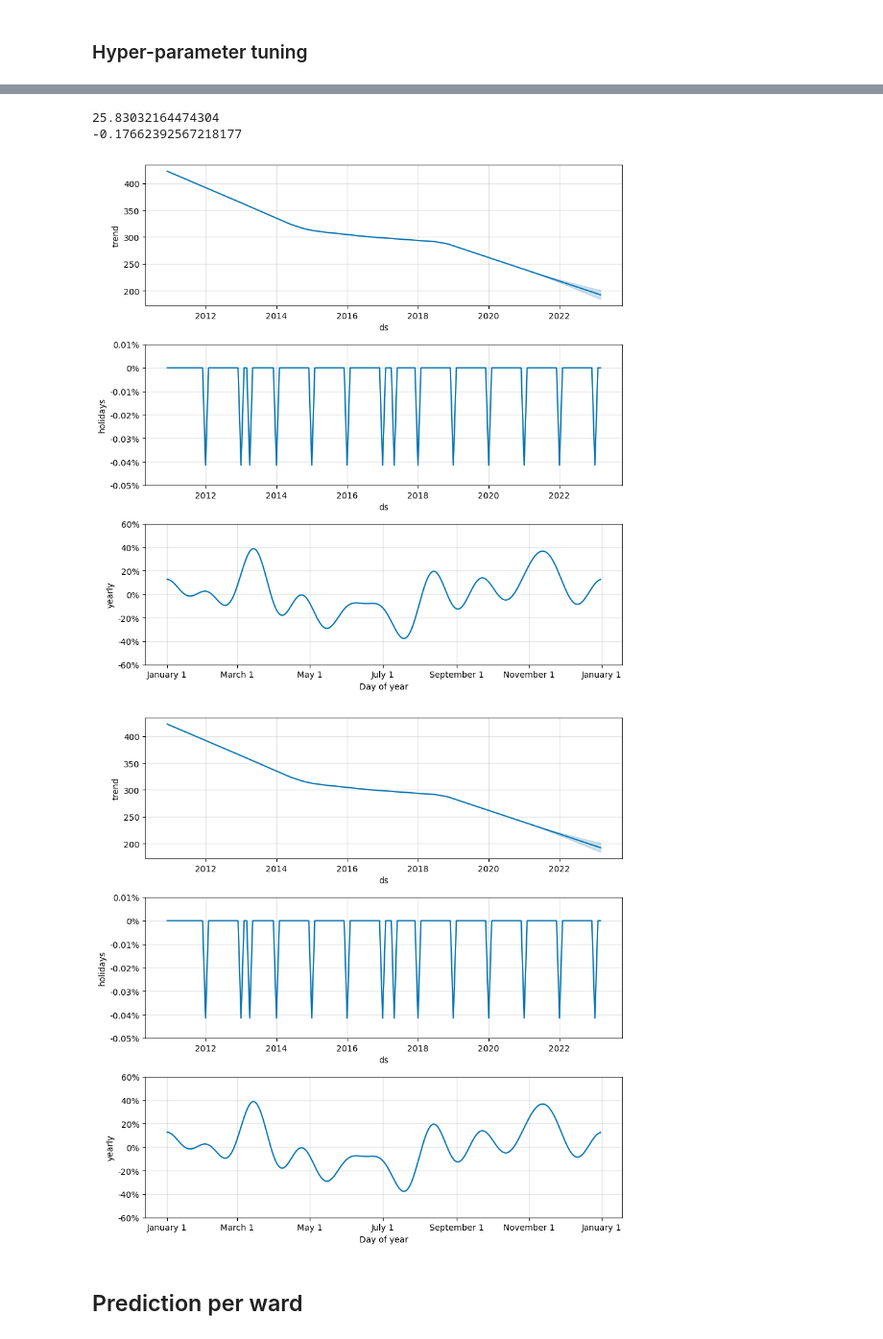
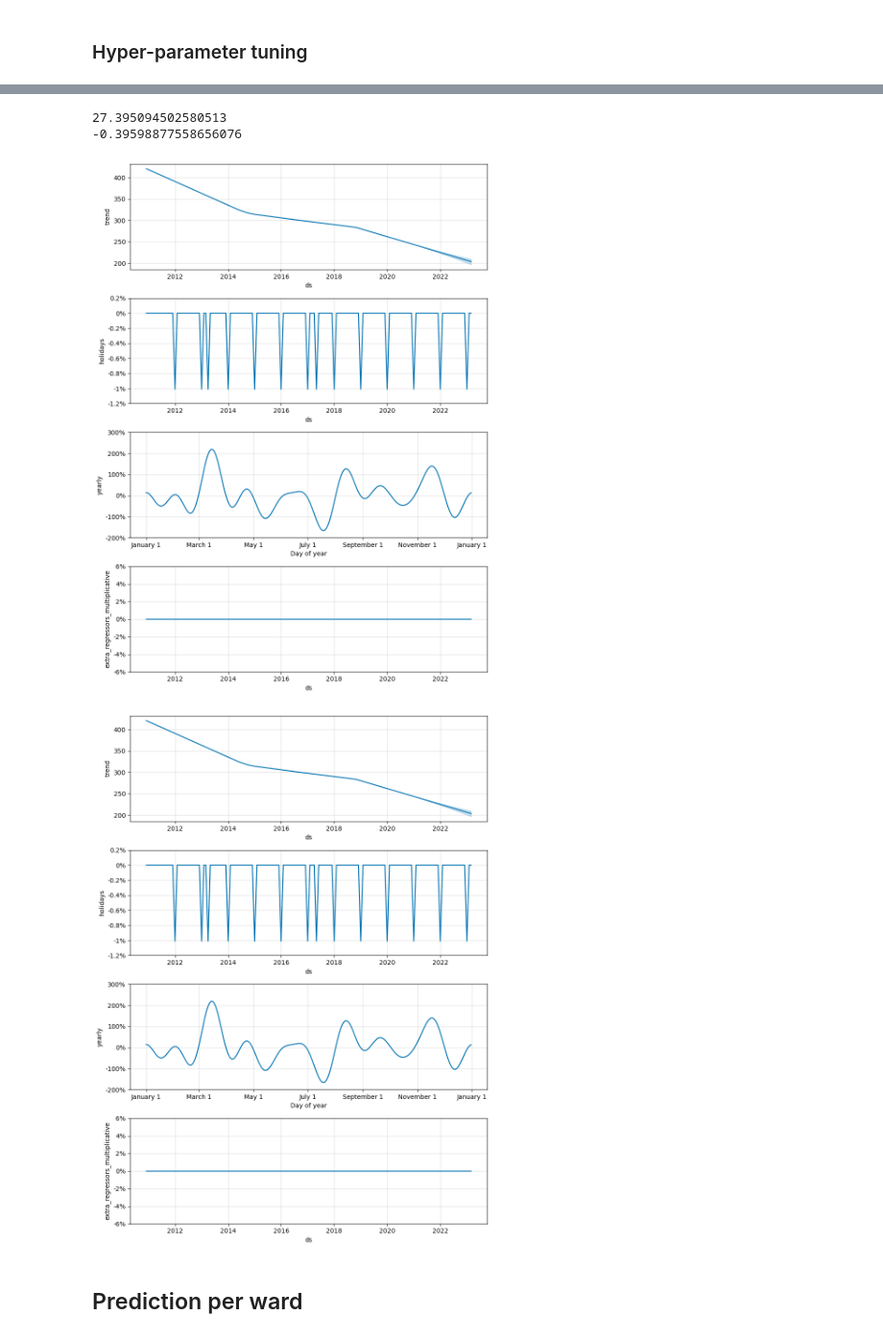
Before and after one commit to isavgt/JBG050-group11, a Jupyter notebook: forecast_prophet.ipynb, the cells around one changed output, grey strips where cells are left out. Shown at 96% size. Cells and saved outputs as stored; diff of their text form; code cells hidden in the pictures.

Commit message:
added covid data

```diff
--- a/forecast_prophet.ipynb
+++ b/forecast_prophet.ipynb
@@ -29,6 +29,8 @@ monthly_grouped_df = monthly_grouped_df.reset_index()
 monthly_grouped_df = monthly_grouped_df.rename(columns={'Month num': 'month', 'Year': 'year'})
 monthly_grouped_df['ds'] = pd.to_datetime(monthly_grouped_df[['year', 'month', 'day']])
 monthly_grouped_df['y'] = monthly_grouped_df['Crime type']
+monthly_grouped_df['covid']  = 0
+monthly_grouped_df['covid'][((monthly_grouped_df['year']==2020) & (monthly_grouped_df['month']>2)) | ((monthly_grouped_df['year']==2021)& (monthly_grouped_df['month']<6))]
 # monthly_grouped_df = monthly_grouped_df.set_index(pd.DatetimeIndex(monthly_grouped_df['Date']))
 
 # Getting Holidays
@@ -94,8 +112,11 @@ KeyboardInterrupt:
 # %%
 # Train the model with the best parameters and forecast
 
-best_model = Prophet(seasonality_mode= 'multiplicative', changepoint_prior_scale= 0.15, seasonality_prior_scale= 0.15, holidays_prior_scale= 0.01, holidays= holiday).fit(train_data)
+best_model = Prophet(seasonality_mode= 'multiplicative', changepoint_prior_scale= 0.1, seasonality_prior_scale= 1, holidays_prior_scale= 50, holidays= holiday)
+best_model.add_regressor('covid')
+best_model.fit(train_data)
 future_dates = best_model.make_future_dataframe(periods=forecast_upto, freq='MS')
+future_dates['covid'] = 0
 forecast = best_model.predict(future_dates)
 
 # Plot predictions
@@ -120,8 +141,8 @@ best_model.plot_components(forecast)
 [figure]
-25.83032164474304
--0.17662392567218177
+27.395094502580513
+-0.39598877558656076
-[figure, old version]
+[figure, new version]
-[figure, old version]
+[figure, new version]
 # %% [markdown]
 ## Prediction per ward
 # %%
```
Also changed, not shown: parts of 6 cells of this notebook.
